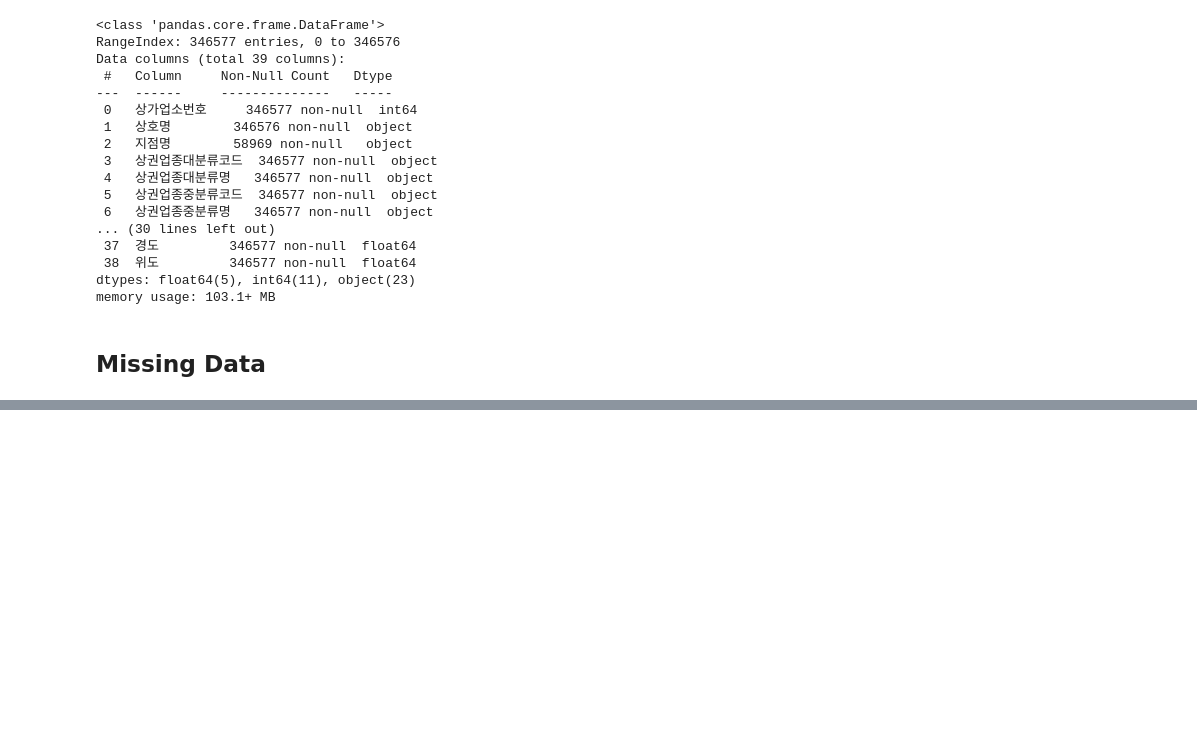
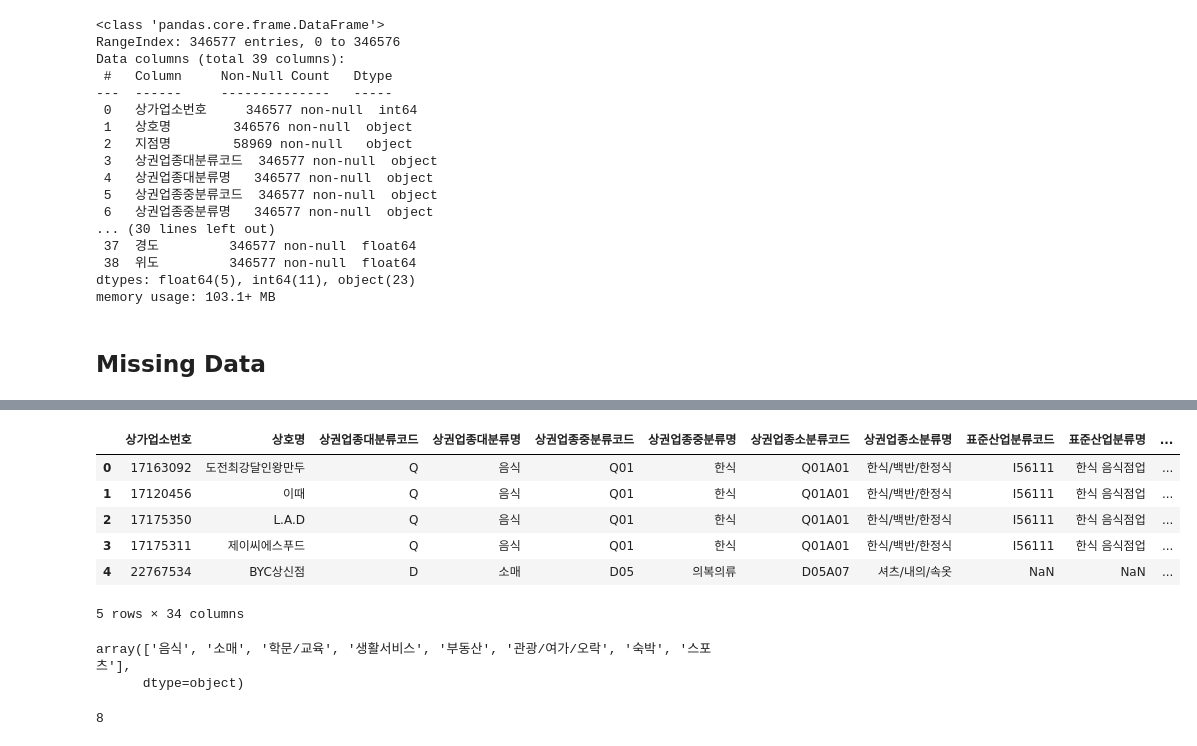
Before and after one commit to sunny0103/personal_project_public_data, a Jupyter notebook: Commercial district data analysis.ipynb, the cells around one changed output, grey strips where cells are left out. Saved outputs shown, nothing was run; the diff lists cells and outputs as text; code cells hidden in the pictures; blank space fills up the shorter version.

```diff
--- a/Commercial district data analysis.ipynb
+++ b/Commercial district data analysis.ipynb
@@ -51,0 +121,19 @@ memory usage: 103.1+ MB
+# %%
+df.head()
+# %% [output]
+|  | 상가업소번호 | 상호명 | 상권업종대분류코드 | 상권업종대분류명 | 상권업종중분류코드 | 상권업종중분류명 | 상권업종소분류코드 | 상권업종소분류명 | 표준산업분류코드 | 표준산업분류명 | ... |
+| 0 | 17163092 | 도전최강달인왕만두 | Q | 음식 | Q01 | 한식 | Q01A01 | 한식/백반/한정식 | I56111 | 한식 음식점업 | ... |
+| 1 | 17120456 | 이때 | Q | 음식 | Q01 | 한식 | Q01A01 | 한식/백반/한정식 | I56111 | 한식 음식점업 | ... |
+| 2 | 17175350 | L.A.D | Q | 음식 | Q01 | 한식 | Q01A01 | 한식/백반/한정식 | I56111 | 한식 음식점업 | ... |
+| 3 | 17175311 | 제이씨에스푸드 | Q | 음식 | Q01 | 한식 | Q01A01 | 한식/백반/한정식 | I56111 | 한식 음식점업 | ... |
+| 4 | 22767534 | BYC상신점 | D | 소매 | D05 | 의복의류 | D05A07 | 셔츠/내의/속옷 | NaN | NaN | ... |
+5 rows × 34 columns
+# %%
+df['상권업종대분류명'].unique()
+# %% [output]
+array(['음식', '소매', '학문/교육', '생활서비스', '부동산', '관광/여가/오락', '숙박', '스포츠'],
+      dtype=object)
+# %%
+df["상권업종대분류명"].nunique()
+# %% [output]
+8
```
Also changed, not shown: parts of 14 cells of this notebook.
